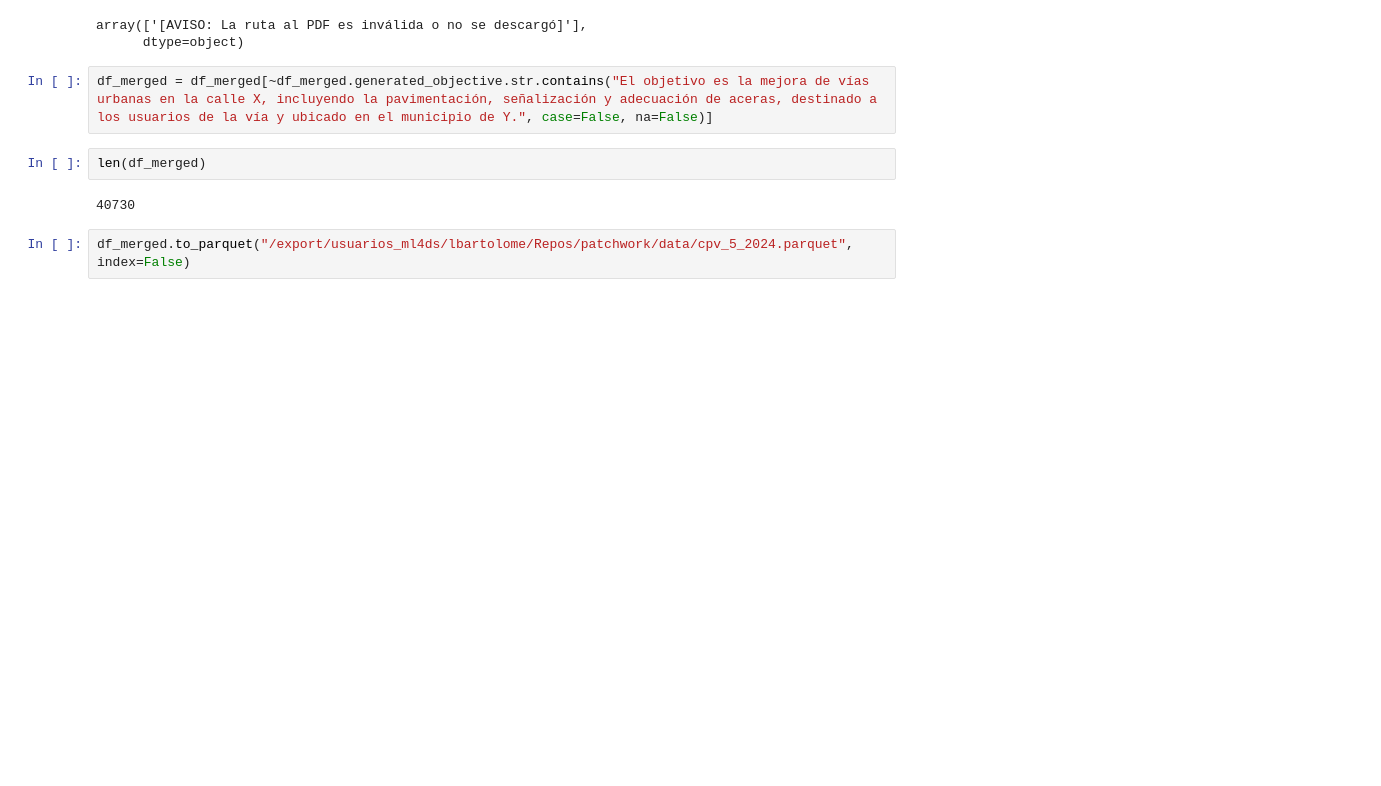
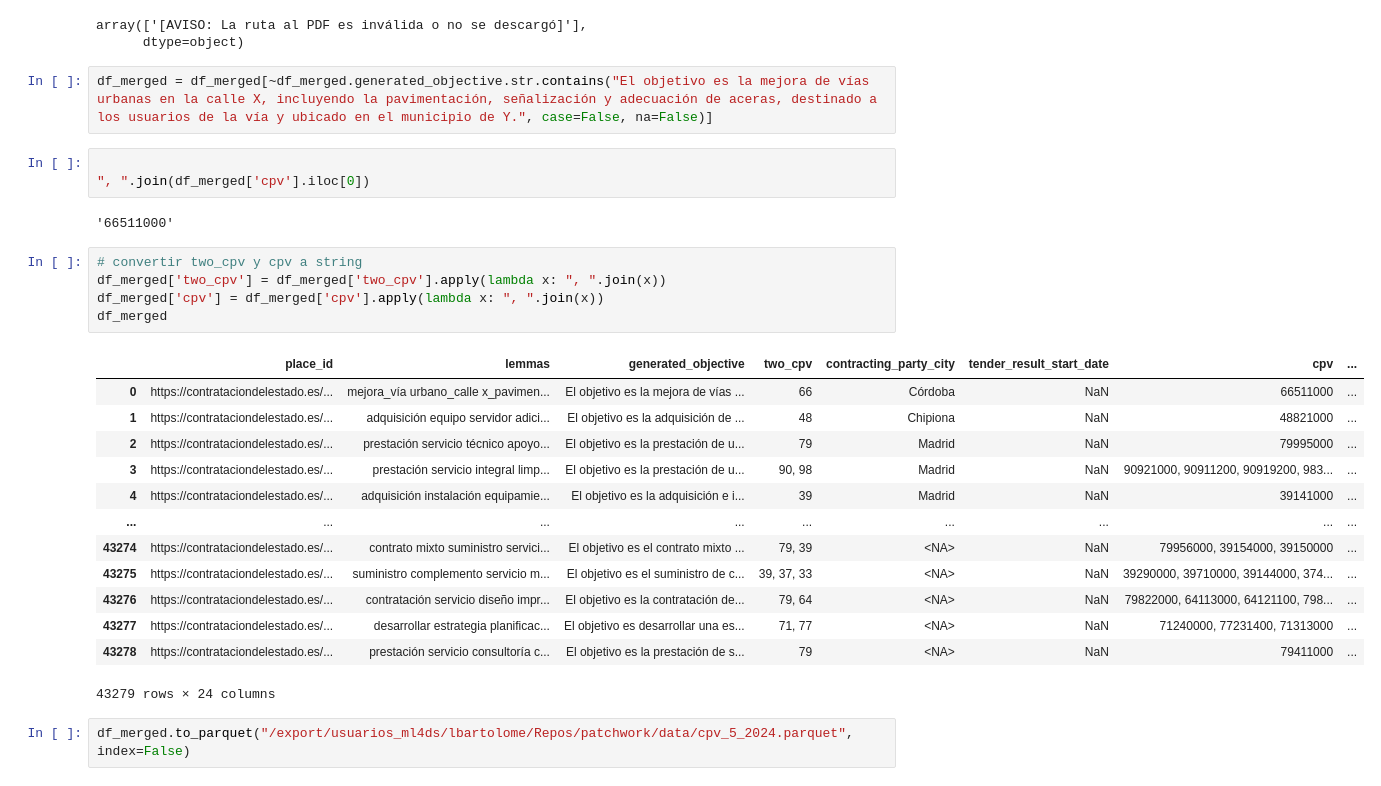
Before and after one commit to beauseant/patchwork, a Jupyter notebook: data_preparation/prepare_solr_data.ipynb, the cells around one changed output. Cells and saved outputs as stored; diff of their text form; blank space fills up the shorter version.

```diff
--- a/data_preparation/prepare_solr_data.ipynb
+++ b/data_preparation/prepare_solr_data.ipynb
@@ -660,9 +703,29 @@ array(['[AVISO: La ruta al PDF es inválida o no se descargó]'],
 # %%
 df_merged = df_merged[~df_merged.generated_objective.str.contains("El objetivo es la mejora de vías urbanas en la calle X, incluyendo la pavimentación, señalización y adecuación de aceras, destinado a los usuarios de la vía y ubicado en el municipio de Y.", case=False, na=False)]
 # %%
-len(df_merged)
+
+", ".join(df_merged['cpv'].iloc[0])
 # %% [output]
-40730
+'66511000'
+# %%
+# convertir two_cpv y cpv a string
+df_merged['two_cpv'] = df_merged['two_cpv'].apply(lambda x: ", ".join(x))
+df_merged['cpv'] = df_merged['cpv'].apply(lambda x: ", ".join(x))
+df_merged
+# %% [output]
+|  | place_id | lemmas | generated_objective | two_cpv | contracting_party_city | tender_result_start_date | cpv | ... |
+| 0 | https://contrataciondelestado.es/... | mejora_vía urbano_calle x_pavimen... | El objetivo es la mejora de vías ... | 66 | Córdoba | NaN | 66511000 | ... |
+| 1 | https://contrataciondelestado.es/... | adquisición equipo servidor adici... | El objetivo es la adquisición de ... | 48 | Chipiona | NaN | 48821000 | ... |
+| 2 | https://contrataciondelestado.es/... | prestación servicio técnico apoyo... | El objetivo es la prestación de u... | 79 | Madrid | NaN | 79995000 | ... |
+| 3 | https://contrataciondelestado.es/... | prestación servicio integral limp... | El objetivo es la prestación de u... | 90, 98 | Madrid | NaN | 90921000, 90911200, 90919200, 983... | ... |
+| 4 | https://contrataciondelestado.es/... | adquisición instalación equipamie... | El objetivo es la adquisición e i... | 39 | Madrid | NaN | 39141000 | ... |
+| ... | ... | ... | ... | ... | ... | ... | ... | ... |
+| 43274 | https://contrataciondelestado.es/... | contrato mixto suministro servici... | El objetivo es el contrato mixto ... | 79, 39 | <NA> | NaN | 79956000, 39154000, 39150000 | ... |
+| 43275 | https://contrataciondelestado.es/... | suministro complemento servicio m... | El objetivo es el suministro de c... | 39, 37, 33 | <NA> | NaN | 39290000, 39710000, 39144000, 374... | ... |
+| 43276 | https://contrataciondelestado.es/... | contratación servicio diseño impr... | El objetivo es la contratación de... | 79, 64 | <NA> | NaN | 79822000, 64113000, 64121100, 798... | ... |
+| 43277 | https://contrataciondelestado.es/... | desarrollar estrategia planificac... | El objetivo es desarrollar una es... | 71, 77 | <NA> | NaN | 71240000, 77231400, 71313000 | ... |
+| 43278 | https://contrataciondelestado.es/... | prestación servicio consultoría c... | El objetivo es la prestación de s... | 79 | <NA> | NaN | 79411000 | ... |
+43279 rows × 24 columns
 # %%
 df_merged.to_parquet("/export/usuarios_ml4ds/lbartolome/Repos/patchwork/data/cpv_5_2024.parquet", index=False)
 # %% [markdown]
```
Also changed, not shown: parts of 11 cells of this notebook, 8 other files.
